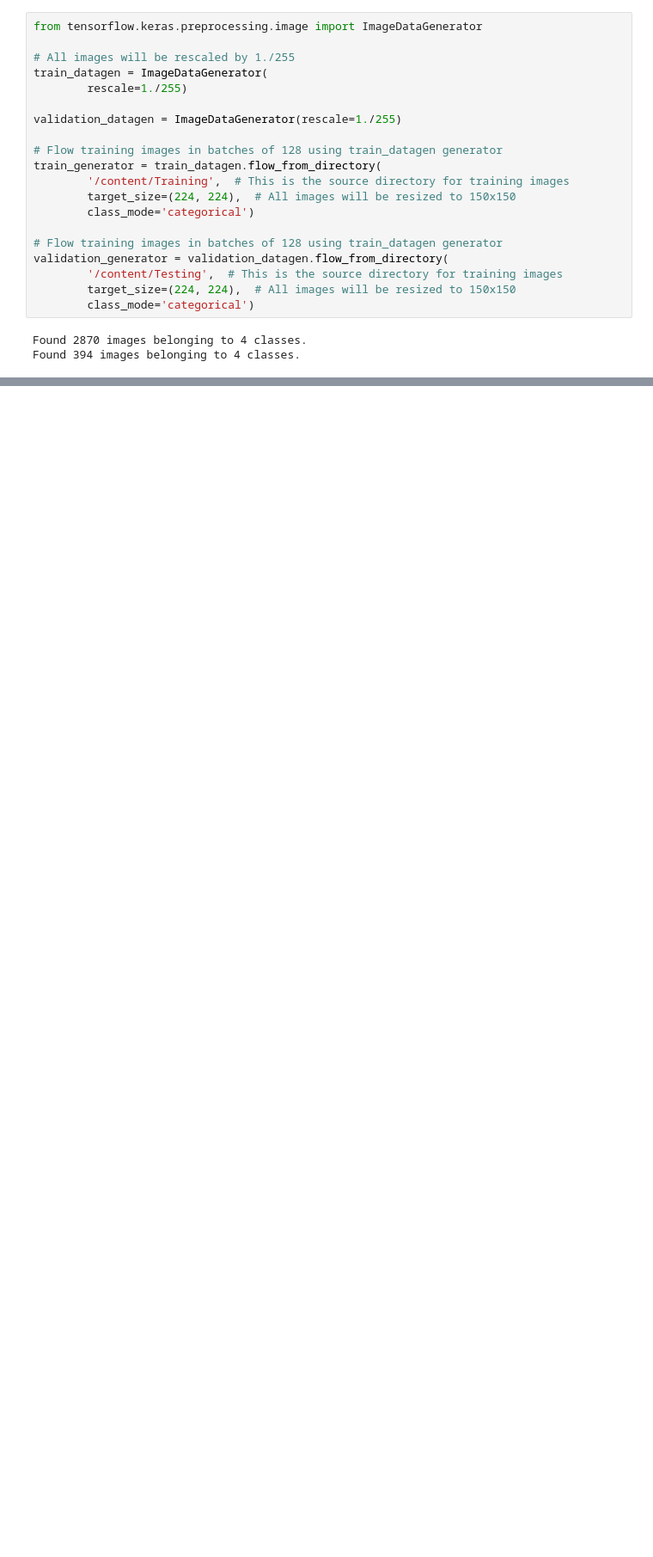
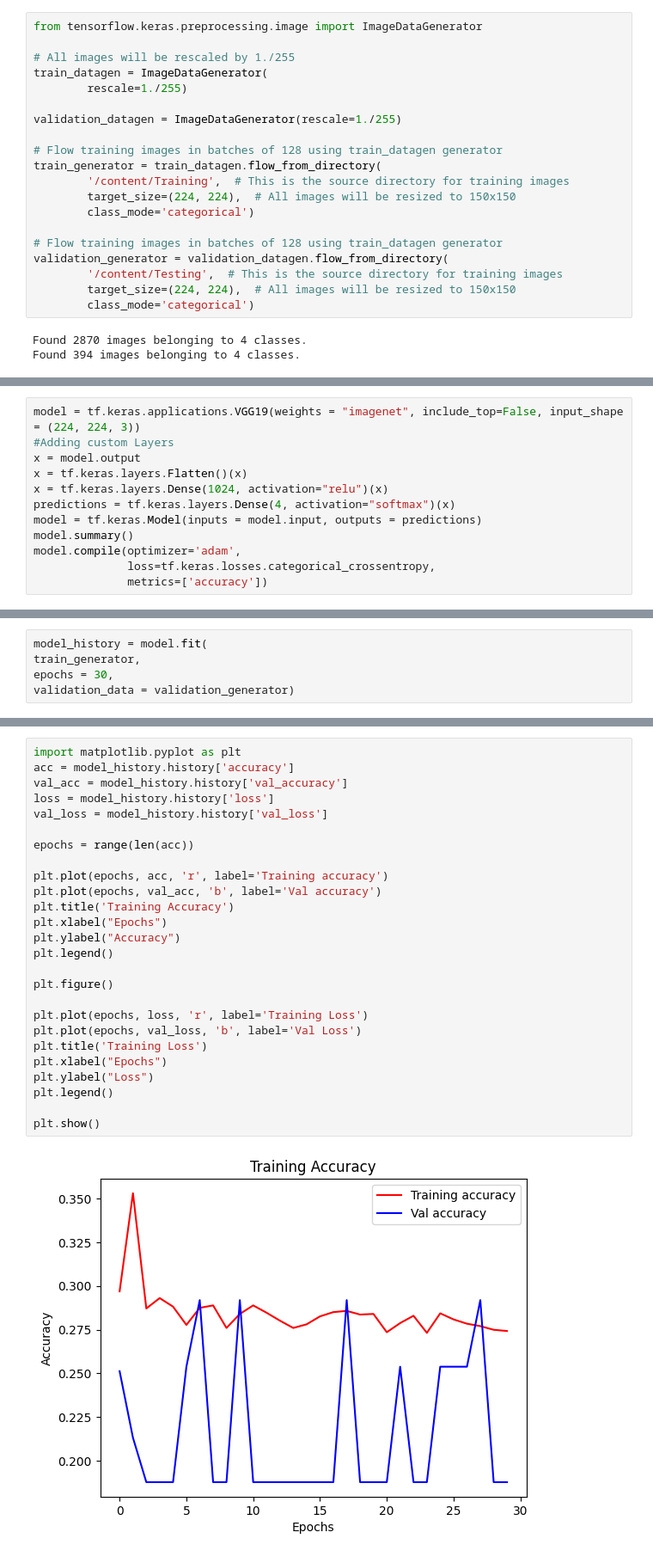
Before and after one commit to ambitama-poddar/Machine-Learning-Practicals, a Jupyter notebook: DA_3.ipynb, the cells around one changed output, grey strips where cells are left out. Shown: that part at 86% size. Cells and saved outputs as stored; diff of their text form; blank space fills up the shorter version.

```diff
--- a/DA_3.ipynb
+++ b/DA_3.ipynb
@@ -93,0 +167,12 @@ Epoch 1/30
+# %%
+model = tf.keras.applications.VGG19(weights = "imagenet", include_top=False, input_shape = (224, 224, 3))
+#Adding custom Layers
+x = model.output
+x = tf.keras.layers.Flatten()(x)
+x = tf.keras.layers.Dense(1024, activation="relu")(x)
+predictions = tf.keras.layers.Dense(4, activation="softmax")(x)
+model = tf.keras.Model(inputs = model.input, outputs = predictions)
+model.summary()
+model.compile(optimizer='adam',
+              loss=tf.keras.losses.categorical_crossentropy,
+              metrics=['accuracy'])
@@ -93,0 +197,5 @@ Epoch 1/30
+# %%
+model_history = model.fit(
+train_generator,
+epochs = 30,
+validation_data = validation_generator)
@@ -93,0 +220,28 @@ Epoch 1/30
+# %%
+import matplotlib.pyplot as plt
+acc = model_history.history['accuracy']
+val_acc = model_history.history['val_accuracy']
+loss = model_history.history['loss']
+val_loss = model_history.history['val_loss']
+
+epochs = range(len(acc))
+
+plt.plot(epochs, acc, 'r', label='Training accuracy')
+plt.plot(epochs, val_acc, 'b', label='Val accuracy')
+plt.title('Training Accuracy')
+plt.xlabel("Epochs")
+plt.ylabel("Accuracy")
+plt.legend()
+
+plt.figure()
+
+plt.plot(epochs, loss, 'r', label='Training Loss')
+plt.plot(epochs, val_loss, 'b', label='Val Loss')
+plt.title('Training Loss')
+plt.xlabel("Epochs")
+plt.ylabel("Loss")
+plt.legend()
+
+plt.show()
+# %% [output]
+[figure, added]
```
Also changed, not shown: parts of 11 cells of this notebook.
